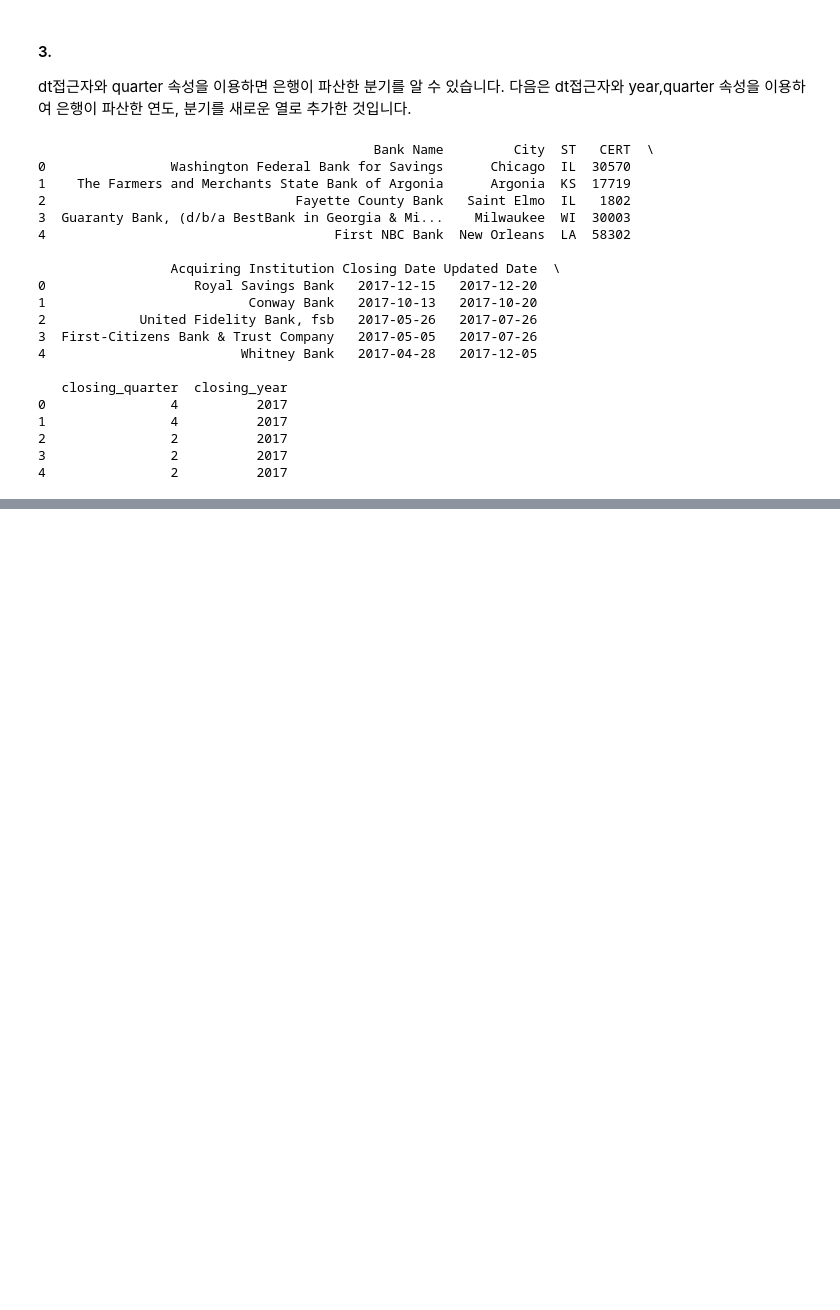
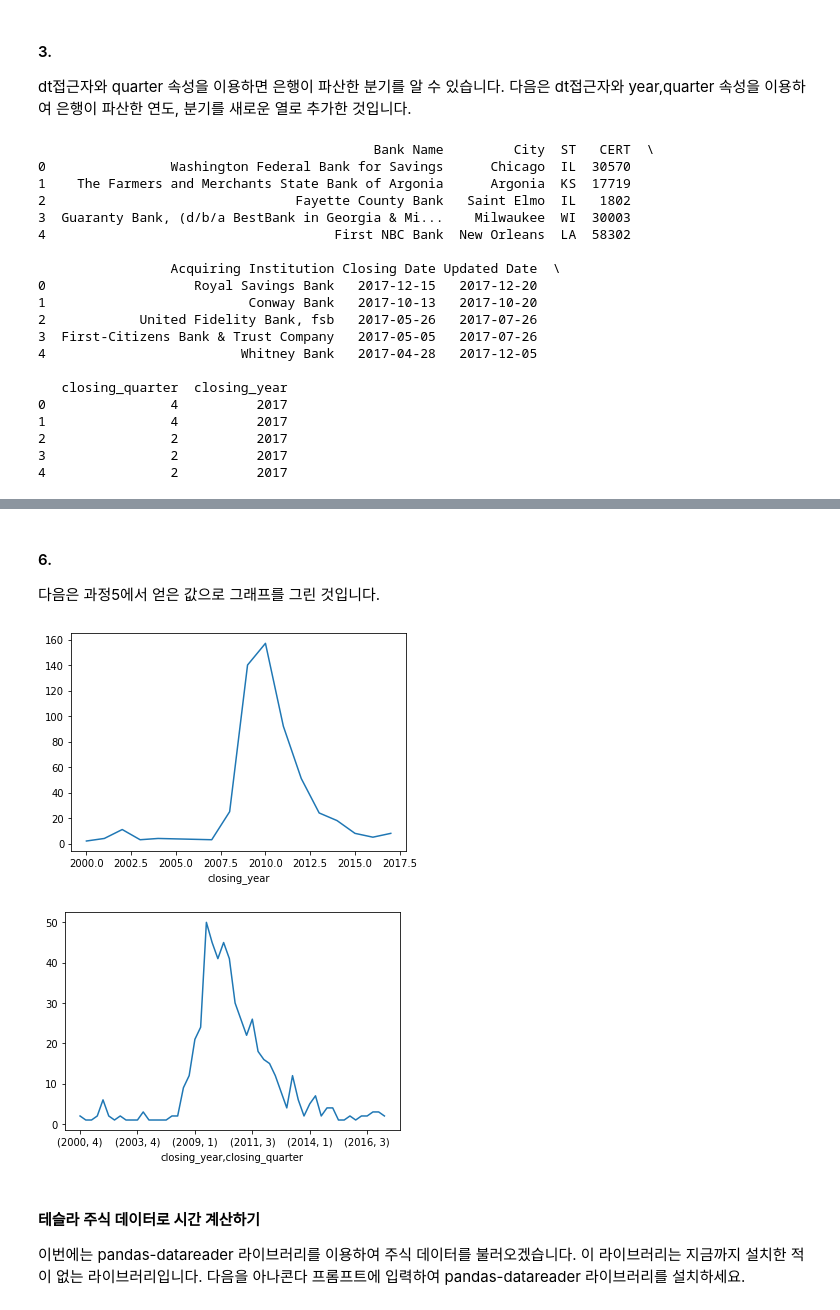
Before and after one commit to goldang01/doit_pandas_study, a Jupyter notebook: Chapter 12.ipynb, the cells around one changed output, grey strips where cells are left out. Drawn from its saved outputs; the diff is of its cells as text; code cells hidden in the pictures; blank space fills up the shorter version.

```diff
--- a/Chapter 12.ipynb
+++ b/Chapter 12.ipynb
@@ -487,0 +492,3 @@ print(banks.head())
+# %%
+closing_year = banks.groupby(['closing_year']).size()
+print(closing_year)
@@ -487,0 +518,4 @@ print(banks.head())
+# %%
+closing_year_q = banks.groupby(['closing_year', 'closing_quarter']).size()
+
+print(closing_year_q)
@@ -487,0 +540,23 @@ print(banks.head())
+# %% [markdown]
+#### 6.
+
+다음은 과정5에서 얻은 값으로 그래프를 그린 것입니다.
+# %%
+import matplotlib.pyplot as plt
+
+fig, ax = plt.subplots()
+
+ax = closing_year.plot()
+
+plt.show()
+
+fig, ax = plt.subplots()
+ax = closing_year_q.plot()
+plt.show()
+# %% [output]
+[figure, added]
+[figure, added]
+# %% [markdown]
+#### 테슬라 주식 데이터로 시간 계산하기
+
+이번에는 pandas-datareader 라이브러리를 이용하여 주식 데이터를 불러오겠습니다. 이 라이브러리는 지금까지 설치한 적이 없는 라이브러리입니다. 다음을 아나콘다 프롬프트에 입력하여 pandas-datareader 라이브러리를 설치하세요.
```
Also changed, not shown: parts of 19 cells of this notebook, 1 other file.
